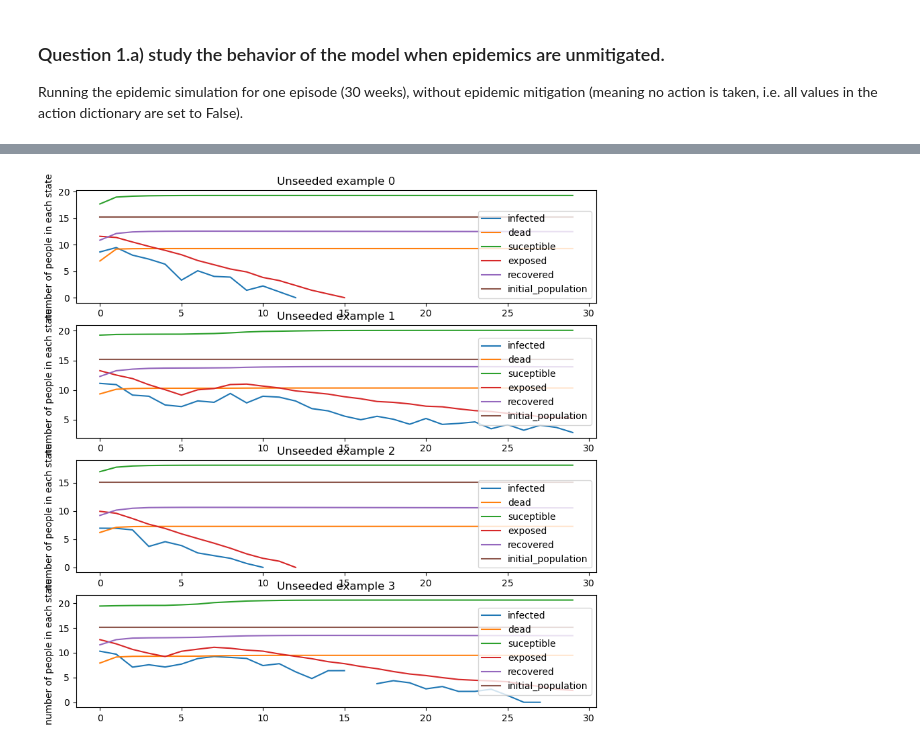
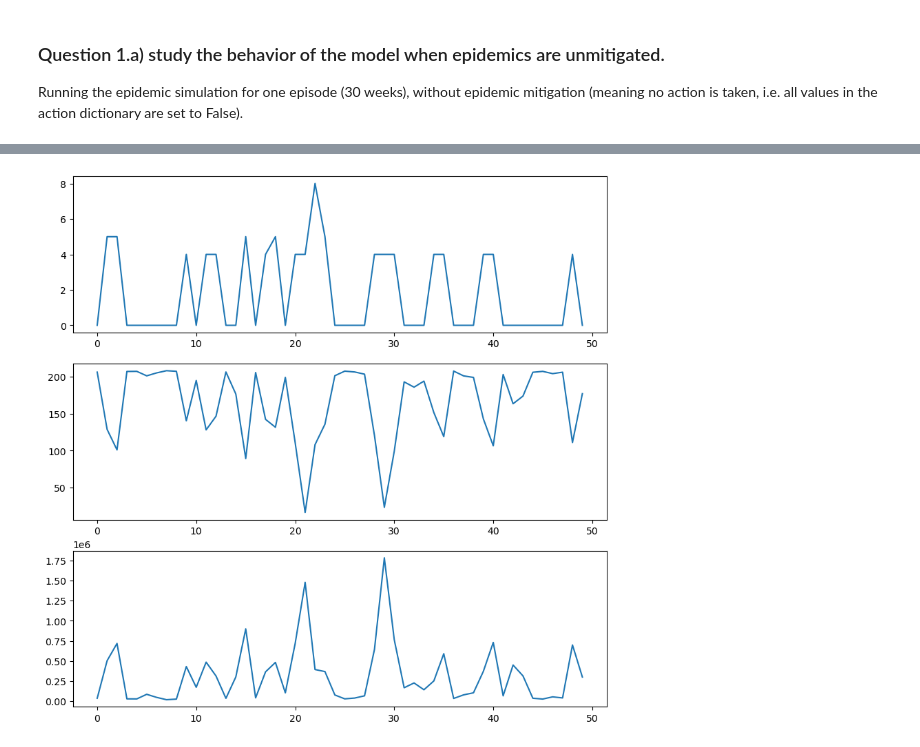
Before and after one commit to dariayakovchuk/Miniproject_DQN, a Jupyter notebook: Miniproject_DQN/notebook.ipynb, the cells around one changed output, grey strips where cells are left out. Saved outputs shown, nothing was run; the diff lists cells and outputs as text; code cells hidden in the pictures.

```diff
--- a/Miniproject_DQN/notebook.ipynb
+++ b/Miniproject_DQN/notebook.ipynb
@@ -150,6 +161,7 @@ class RussoAgent(Agent):
         """
         self.env = env
         self.count_confinement = 0
+        self.dict = np.array([295000, 900000, 34978, 44531, 830000, 133115, 82000, 76213, 1354000])
 
     def load_model(self, savepath):
         # This is where one would define the routine for loading a pre-trained model
@@ -169,19 +181,16 @@ class RussoAgent(Agent):
 
     def act(self, obs):
         # this takes an observation and returns an action
-        # the action space can be directly sampled from the env
-        total = {p:np.array([getattr(l.total,p) for l in log]) for p in self.env.dyn.parameters}
-        if len(total['infected']) != 0:
-            if (total['infected'][-1]) >= 20000:
-                self.count_confinement = 1
-                return 1
+        total = np.sum(np.array(obs[0, 0, :, -1])*self.dict)/SCALE
+        if total >= 20000:
+            self.count_confinement = 1
+            return 1
         if self.count_confinement == 4:
             self.count_confinement = 0
         if self.count_confinement != 0:
             self.count_confinement += 1
             return 1
         return 0
-        # return self.env.action_space.sample()
 # %%
 agent = RussoAgent(env)
 log = []
@@ -243,41 +218,37 @@ plt.show()
 # %%
-# env = Env(  dyn,
-#             action_space=action_space,
-#             observation_space=observation_space,
-#             action_preprocessor=action_preprocessor,
-#             observation_preprocessor=observation_preprocessor,
-#             )
-
-fig, ax = plt.subplots(4, 1, figsize=(10,10))
 agent = RussoAgent(env)
-for trace in range(50):
-    log = []
-    finished = False
-    obs, info = env.reset()
-    agent.reset()
-    agent.epsilon = 0
-    n_weeks_confined = 0
-    R_sum = 0
-    while not finished:
-        action = agent.act(obs)
-        obs, R, finished, info = env.step(action)
-        log.append(info) # save the information dict for logging
-
-        R_sum += R
-        if action == 1:
-            n_weeks_confined += 1
-
-        if finished:
-            break
-
-    """ Parse the logs """
-    total = {p:np.array([getattr(l.total,p) for l in log]) for p in dyn.parameters}
-    cities = {c:{p:np.array([getattr(l.city[c],p) for l in log]) for p in dyn.parameters} for c in dyn.cities}
-    actions = {a:np.array([l.action[a] for l in log]) for a in log[0].action.keys()}
-    print(n_weeks_confined, R_sum, np.sum(total['dead']))
-    if trace <= 3:
-        [ax[trace].plot(np.log(y)) for y in total.values()]
-        ax[trace].legend(total.keys())
-        ax[trace].set_title(f'Unseeded example {trace}')
-        ax[trace].set_ylabel('number of people in each state')
+def run_experiment(agent_, num_episodes):
+    fig, ax = plt.subplots(3, 1, figsize=(10,10))
+    rewards = []
+    confine = []
+    death = []
+    for trace in range(num_episodes):
+        log = []
+        seed = trace
+        finished = False
+        obs, info = env.reset(seed)
+        agent.reset()
+        n_weeks_confined = 0
+        R_sum = 0
+        while not finished:
+            action = agent.act(obs)
+            obs, R, finished, info = env.step(action)
+            log.append(info) # save the information dict for logging
+            R_sum += R
+            if action == 1:
+                n_weeks_confined += 1
+            if finished:
+                break
+        """ Parse the logs """
+        total = {p:np.array([getattr(l.total,p) for l in log]) for p in dyn.parameters}
+        confine.append(n_weeks_confined)
+        rewards.append(R_sum)
+        death.append(np.sum(total['dead']))
+    ax[0].plot(confine)
+    ax[1].plot(rewards)
+    ax[2].plot(death)
+    # ax[trace].legend(total.keys())
+    # ax[trace].set_title(f'Unseeded example {trace}')
+    # ax[trace].set_ylabel('number of people in each state')
+run_experiment(agent, 50)
 # %% [output]
@@ -302 +255 @@ for trace in range(50):
-[figure, old version]
+[figure, new version]
```
Also changed, not shown: parts of 14 cells of this notebook, 2 other files.
